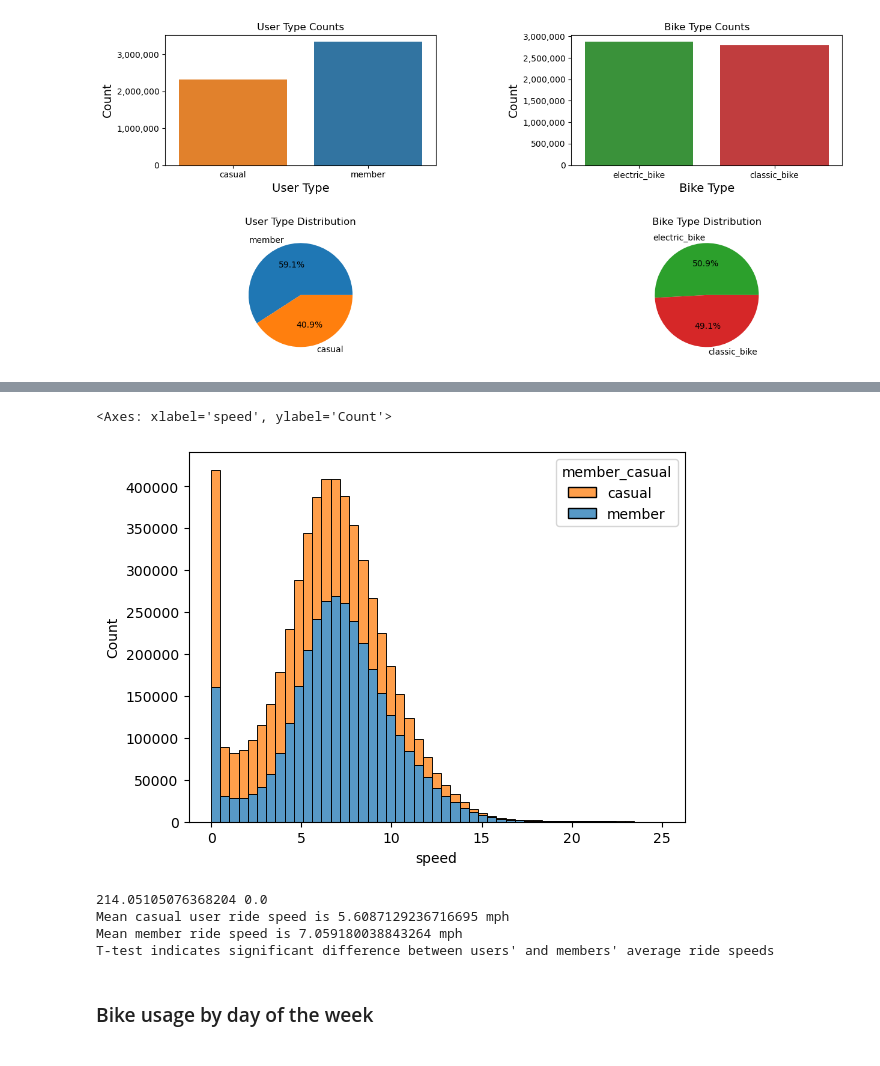
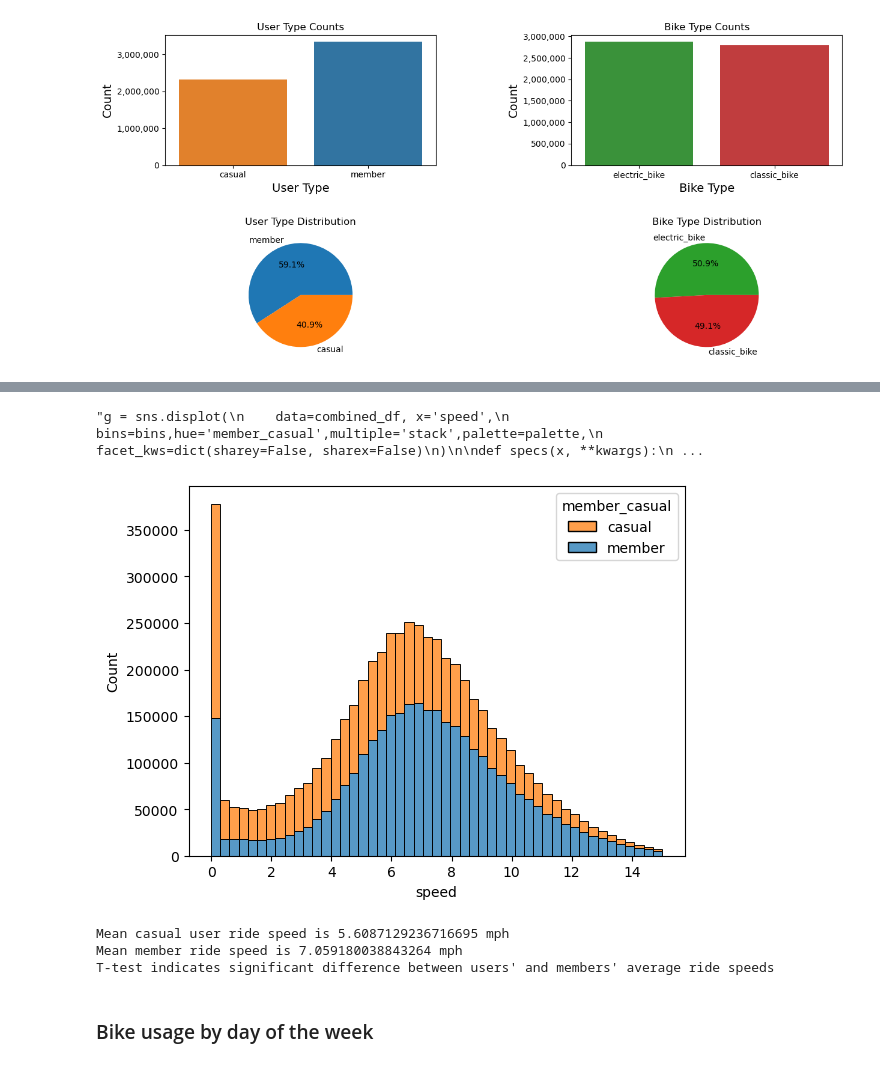
Before and after one commit to mosesibnmoses/Data-Portfolio, a Jupyter notebook: Bike share business analysis/Bike-share trips analysis.ipynb, the cells around one changed output, grey strips where cells are left out. Drawn from its saved outputs; the diff is of its cells as text; code cells hidden in the pictures.

```diff
--- a/Bike share business analysis/Bike-share trips analysis.ipynb
+++ b/Bike share business analysis/Bike-share trips analysis.ipynb
@@ -233,17 +210,3 @@ df_casuals_hour_dist_series=df_casuals.groupby(pd.Grouper(freq='30Min')).size()
 df_casuals=df_casuals.reset_index(drop=True)
 
 del df_casuals
-# %%
-combined_df['ride_duration_min'] = combined_df['ride_duration'].dt.total_seconds()/60
-sns.boxplot(data=combined_df,x='member_casual',y='ride_duration_min',palette=palette)
-plt.ylim([0,100])
-plt.show()
-print('Mean casual user ride duration is {} minutes'.format(combined_df.query('member_casual=="casual"')['ride_duration_min'].mean()))
-print('Mean member ride duration is {} minutes'.format(combined_df.query('member_casual=="member"')['ride_duration_min'].mean()))
-
-statistic,p=ttest_ind(combined_df[combined_df['member_casual']=='member']['ride_duration_min'].dropna(),
-                     combined_df[combined_df['member_casual']=='casual']['ride_duration_min'].dropna())
-
-
-if p<0.05:
-    print ("T-test indicates significant difference between users' and members' ride durations")
@@ -308,20 +323,30 @@ T-test indicates significant difference between users' and members' average ride
 # %%
-bins = np.linspace(0, 25, 50)
+bins = np.linspace(0, 15, 50)
 sns.histplot(data=combined_df,x='speed',bins=bins, hue='member_casual',multiple='stack',palette=palette)
+'''g = sns.displot(
+    data=combined_df, x='speed',
+    bins=bins,hue='member_casual',multiple='stack',palette=palette,
+    facet_kws=dict(sharey=False, sharex=False)
+)
+
+def specs(x, **kwargs):
+    plt.axvline(x.mean(), c='k', ls='-', lw=2.5)
+    plt.axvline(x.median(), c='orange', ls='--', lw=2.5)
+
+g.map(specs,'speed' )'''
 # %% [output]
-<Axes: xlabel='speed', ylabel='Count'>
+"g = sns.displot(\n    data=combined_df, x='speed',\n    bins=bins,hue='member_casual',multiple='stack',palette=palette,\n    facet_kws=dict(sharey=False, sharex=False)\n)\n\ndef specs(x, **kwargs):\n ...
-[figure, old version]
+[figure, new version]
 # %%
 statistic,p=ttest_ind(combined_df[combined_df['member_casual']=='member']['speed'].dropna(),
                      combined_df[combined_df['member_casual']=='casual']['speed'].dropna())
-print(statistic,p)
+#print(statistic,p)
 print('Mean casual user ride speed is {} mph'.format(combined_df.query('member_casual=="casual"')['speed'].mean()))
 print('Mean member ride speed is {} mph'.format(combined_df.query('member_casual=="member"')['speed'].mean()))
 
 if p<0.05:
     print ("T-test indicates significant difference between users' and members' average ride speeds")
 # %% [output]
-214.05105076368204 0.0
 Mean casual user ride speed is 5.6087129236716695 mph
 Mean member ride speed is 7.059180038843264 mph
 T-test indicates significant difference between users' and members' average ride speeds
```
Also changed, not shown: parts of 25 cells of this notebook.
